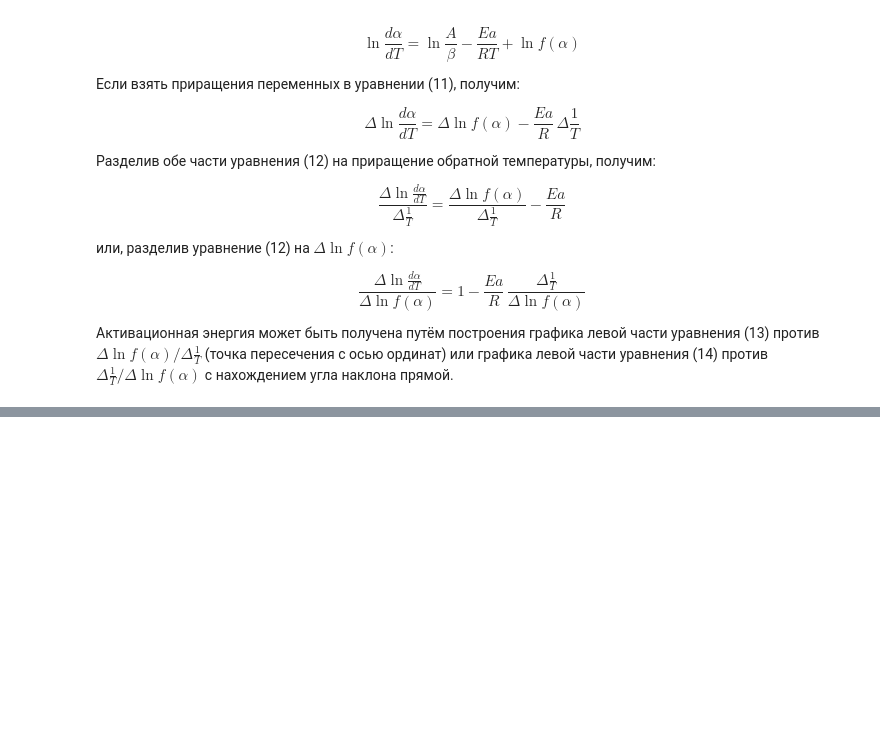
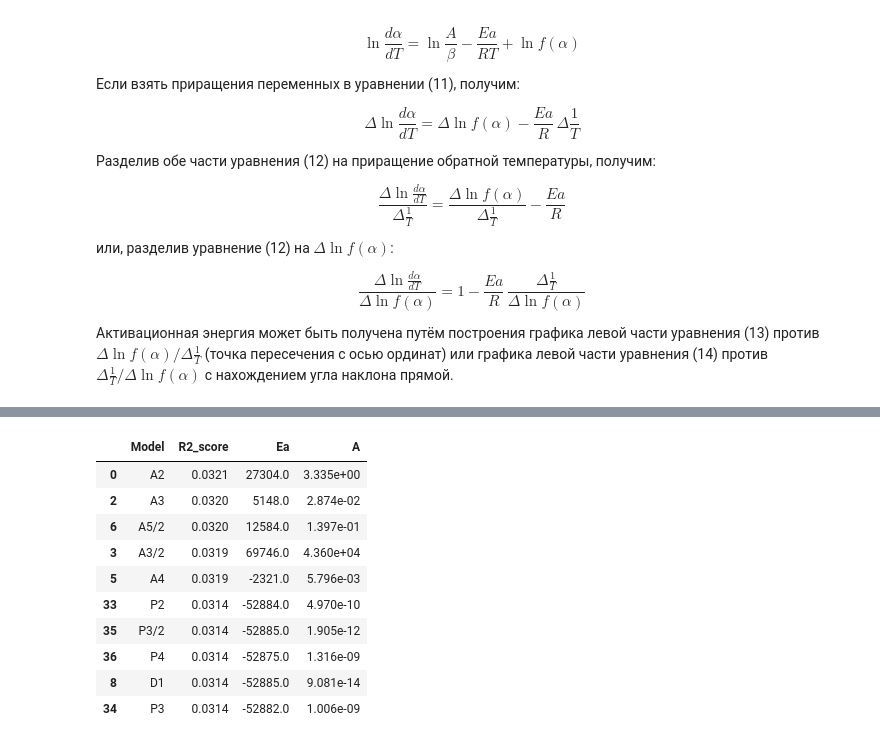
Before and after one commit to kdavjd/Open_ThermoKinetics, a Jupyter notebook: docs/ru/1_model_fit.ipynb, the cells around one changed output, grey strips where cells are left out. Saved outputs shown, nothing was run; the diff lists cells and outputs as text; code cells hidden in the pictures; blank space fills up the shorter version.

```diff
--- a/docs/ru/1_model_fit.ipynb
+++ b/docs/ru/1_model_fit.ipynb
@@ -45,16 +69,3 @@ plt.plot(temperature, da_dT) if temperature is not None else None
 # %% [output]
 [<matplotlib.lines.Line2D at 0x...>]
 [figure]
-# %%
-from src.core.model_fit_calculation import CoatsRedfern
-from src.core.app_settings import NUC_MODELS_TABLE, NUC_MODELS_LIST
-
-ALPHA_MIN = 0.001
-ALPHA_MAX = 0.999
-BETA = 3
-
-temperature, conversion, da_dT = parse_reaction(data, "reaction_1")
-Coats_Redfern = CoatsRedfern(ALPHA_MIN, ALPHA_MAX, 0.9)
-cr_df = Coats_Redfern.calculate(temperature, conversion, BETA)
-
-cr_df.head(5)
@@ -497,0 +172,18 @@ calculate_FC(temperature, conversion, BETA, R, NUC_MODELS_LIST, NUC_MODELS_TABLE
+# %%
+from src.core.model_fit_calculation import FreemanCaroll
+
+Freeman_Caroll = FreemanCaroll(ALPHA_MIN, ALPHA_MAX, 0.9)
+fc_df = Freeman_Caroll.calculate(temperature, pd.Series(conversion), BETA)
+fc_df.head(10)
+# %% [output]
+|  | Model | R2_score | Ea | A |
+| 0 | A2 | 0.0321 | 27304.0 | 3.335e+00 |
+| 2 | A3 | 0.0320 | 5148.0 | 2.874e-02 |
+| 6 | A5/2 | 0.0320 | 12584.0 | 1.397e-01 |
+| 3 | A3/2 | 0.0319 | 69746.0 | 4.360e+04 |
+| 5 | A4 | 0.0319 | -2321.0 | 5.796e-03 |
+| 33 | P2 | 0.0314 | -52884.0 | 4.970e-10 |
+| 35 | P3/2 | 0.0314 | -52885.0 | 1.905e-12 |
+| 36 | P4 | 0.0314 | -52875.0 | 1.316e-09 |
+| 8 | D1 | 0.0314 | -52885.0 | 9.081e-14 |
+| 34 | P3 | 0.0314 | -52882.0 | 1.006e-09 |
```
Also changed, not shown: parts of 18 cells of this notebook, 8 other files.
